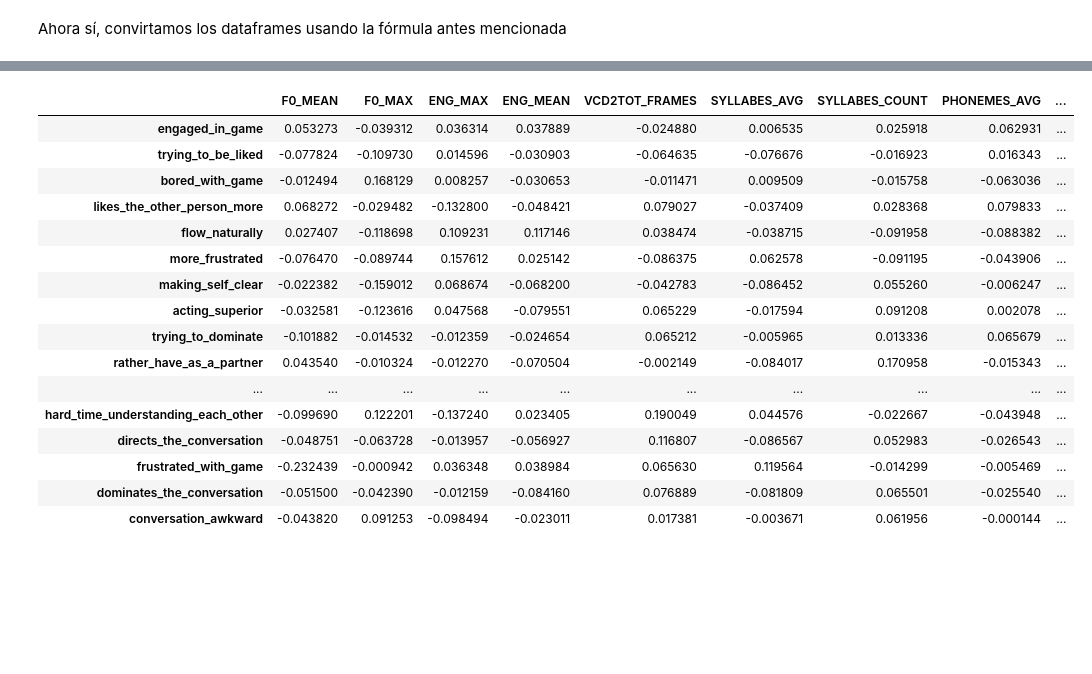
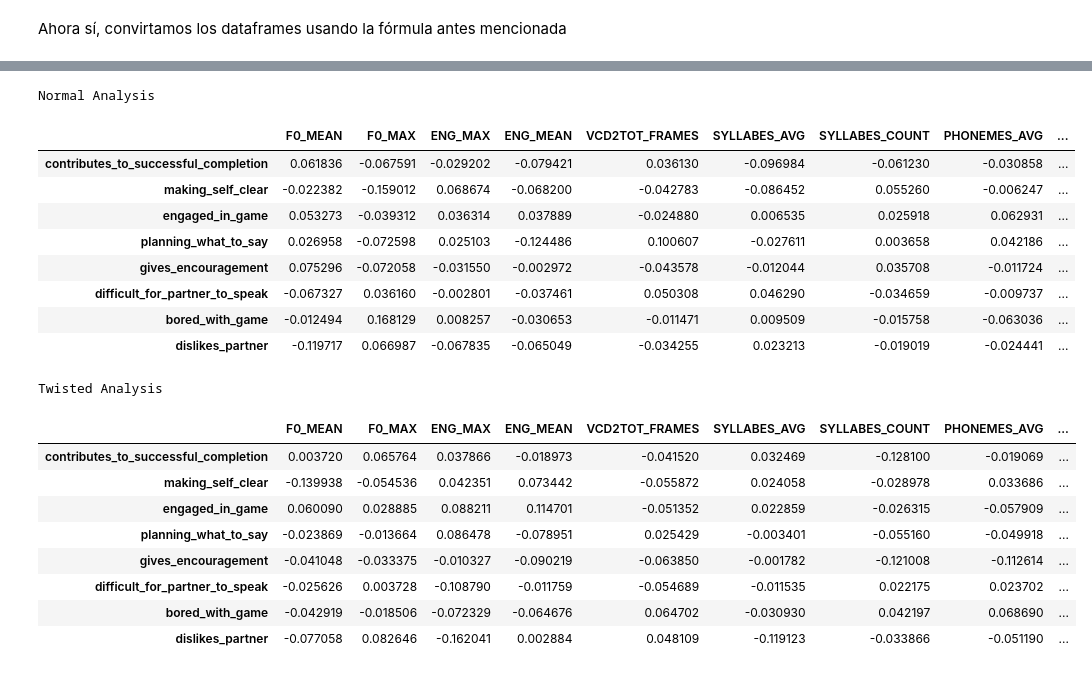
Before and after one commit to luquesky/tesis, a Jupyter notebook: session_table.ipynb, the cells around one changed output, grey strips where cells are left out. Saved outputs shown, nothing was run; the diff lists cells and outputs as text; code cells hidden in the pictures; blank space fills up the shorter version.

Commit message:
- Remove not interesting social variables - Create twisted table

```diff
--- a/session_table.ipynb
+++ b/session_table.ipynb
@@ -163,6 +163,16 @@ set(['engaged_in_game', 'trying_to_be_liked', 'bored_with_game', 'likes_the_othe
 # %% [markdown]
 Ahora sí, convirtamos los dataframes usando la fórmula antes mencionada
 # %%
+vars_without_suffixes = [
+    "contributes_to_successful_completion",
+    "making_self_clear",
+    "engaged_in_game",
+    "planning_what_to_say",
+    "gives_encouragement",
+    "difficult_for_partner_to_speak",
+    "bored_with_game",
+    "dislikes_partner",
+]
 
 def remove_A_B_variables(df, new_vars, old_vars):
     speaker = df['speaker']
@@ -172,10 +182,11 @@ def remove_A_B_variables(df, new_vars, old_vars):
             sv_B = "%s_B" % sv
             df[sv] = (1 - speaker) * df[sv_A] + speaker * df[sv_B]
         except KeyError:
+            print "%s is not of type _A or _B"
             pass
     df.drop(old_vars, axis=1, inplace=True)
 
 remove_A_B_variables(df, new_vars=vars_without_suffixes, old_vars=vars_to_be_removed)
 
-social_vars = vars_without_suffixes
-display(social_vars)
+
+display(df)
@@ -182,44 +212,63 @@ display(social_vars)
 # %%
+social_vars = vars_without_suffixes
 features = ["F0_MEAN", "F0_MAX",
             "ENG_MAX", "ENG_MEAN",
             "VCD2TOT_FRAMES", "SYLLABES_AVG", 'SYLLABES_COUNT',
             'PHONEMES_AVG', 'PHONEMES_COUNT',
             'NOISE_TO_HARMONICS_RATIO', 'SOUND_VOICED_LOCAL_SHIMMER']
 all_features_analysis = pd.DataFrame(columns=features, dtype=float)
+twisted_all_features_analysis = pd.DataFrame(columns=features, dtype=float)
 
 for feature in features:
     analysis = Analyzer(feature).analyze(sessions)
     joined_analysis = pysqldf("""
     SELECT * from analysis INNER JOIN social_variables ON
         analysis.session=social_variables.session AND
         analysis.task=social_variables.task""")
+    twisted_joined_analysis = joined_analysis.copy()
+    twisted_joined_analysis["speaker"] = 1 - twisted_joined_analysis["speaker"]
+
+    remove_A_B_variables(joined_analysis, new_vars=social_vars, old_vars=vars_to_be_removed)
+    remove_A_B_variables(twisted_joined_analysis, new_vars=social_vars, old_vars=vars_to_be_removed)
+
+    joined_analysis.to_csv("tables/%s.csv" % feature)
+    twisted_joined_analysis.to_csv("tables/twisted_%s.csv" % feature)
+
     correlations = pd.Series(index=social_vars)
+    twisted_correlations = pd.Series(index=social_vars)
 
-    remove_A_B_variables(joined_analysis, new_vars=vars_without_suffixes, old_vars=vars_to_be_removed)
-    display(joined_analysis)
-    joined_analysis.to_csv("tables/%s.csv" % feature)
+    def get_social_var_correlation(df, social_var):
+        return df['entrainment'].corr(df[social_var])
 
     for social_var in social_vars:
-        correlations[social_var] = joined_analysis['entrainment'].corr(joined_analysis[social_var])
+        correlations[social_var] = get_social_var_correlation(joined_analysis, social_var)
+        twisted_correlations[social_var] = get_social_var_correlation(twisted_joined_analysis, social_var)
 
     all_features_analysis[feature] = correlations
+    twisted_all_features_analysis[feature] = twisted_correlations
 
+print "Normal Analysis"
 display(all_features_analysis)
+print "Twisted Analysis"
+display(twisted_all_features_analysis)
 # %% [output]
+Normal Analysis
 |  | F0_MEAN | F0_MAX | ENG_MAX | ENG_MEAN | VCD2TOT_FRAMES | SYLLABES_AVG | SYLLABES_COUNT | PHONEMES_AVG | ... |
+| contributes_to_successful_completion | 0.061836 | -0.067591 | -0.029202 | -0.079421 | 0.036130 | -0.096984 | -0.061230 | -0.030858 | ... |
+| making_self_clear | -0.022382 | -0.159012 | 0.068674 | -0.068200 | -0.042783 | -0.086452 | 0.055260 | -0.006247 | ... |
 | engaged_in_game | 0.053273 | -0.039312 | 0.036314 | 0.037889 | -0.024880 | 0.006535 | 0.025918 | 0.062931 | ... |
-| trying_to_be_liked | -0.077824 | -0.109730 | 0.014596 | -0.030903 | -0.064635 | -0.076676 | -0.016923 | 0.016343 | ... |
+| planning_what_to_say | 0.026958 | -0.072598 | 0.025103 | -0.124486 | 0.100607 | -0.027611 | 0.003658 | 0.042186 | ... |
+| gives_encouragement | 0.075296 | -0.072058 | -0.031550 | -0.002972 | -0.043578 | -0.012044 | 0.035708 | -0.011724 | ... |
+| difficult_for_partner_to_speak | -0.067327 | 0.036160 | -0.002801 | -0.037461 | 0.050308 | 0.046290 | -0.034659 | -0.009737 | ... |
 | bored_with_game | -0.012494 | 0.168129 | 0.008257 | -0.030653 | -0.011471 | 0.009509 | -0.015758 | -0.063036 | ... |
-| likes_the_other_person_more | 0.068272 | -0.029482 | -0.132800 | -0.048421 | 0.079027 | -0.037409 | 0.028368 | 0.079833 | ... |
-| flow_naturally | 0.027407 | -0.118698 | 0.109231 | 0.117146 | 0.038474 | -0.038715 | -0.091958 | -0.088382 | ... |
-| more_frustrated | -0.076470 | -0.089744 | 0.157612 | 0.025142 | -0.086375 | 0.062578 | -0.091195 | -0.043906 | ... |
-| making_self_clear | -0.022382 | -0.159012 | 0.068674 | -0.068200 | -0.042783 | -0.086452 | 0.055260 | -0.006247 | ... |
-| acting_superior | -0.032581 | -0.123616 | 0.047568 | -0.079551 | 0.065229 | -0.017594 | 0.091208 | 0.002078 | ... |
-| trying_to_dominate | -0.101882 | -0.014532 | -0.012359 | -0.024654 | 0.065212 | -0.005965 | 0.013336 | 0.065679 | ... |
-| rather_have_as_a_partner | 0.043540 | -0.010324 | -0.012270 | -0.070504 | -0.002149 | -0.084017 | 0.170958 | -0.015343 | ... |
-| ... | ... | ... | ... | ... | ... | ... | ... | ... | ... |
-| hard_time_understanding_each_other | -0.099690 | 0.122201 | -0.137240 | 0.023405 | 0.190049 | 0.044576 | -0.022667 | -0.043948 | ... |
-| directs_the_conversation | -0.048751 | -0.063728 | -0.013957 | -0.056927 | 0.116807 | -0.086567 | 0.052983 | -0.026543 | ... |
-| frustrated_with_game | -0.232439 | -0.000942 | 0.036348 | 0.038984 | 0.065630 | 0.119564 | -0.014299 | -0.005469 | ... |
-| dominates_the_conversation | -0.051500 | -0.042390 | -0.012159 | -0.084160 | 0.076889 | -0.081809 | 0.065501 | -0.025540 | ... |
-| conversation_awkward | -0.043820 | 0.091253 | -0.098494 | -0.023011 | 0.017381 | -0.003671 | 0.061956 | -0.000144 | ... |
+| dislikes_partner | -0.119717 | 0.066987 | -0.067835 | -0.065049 | -0.034255 | 0.023213 | -0.019019 | -0.024441 | ... |
+Twisted Analysis
+|  | F0_MEAN | F0_MAX | ENG_MAX | ENG_MEAN | VCD2TOT_FRAMES | SYLLABES_AVG | SYLLABES_COUNT | PHONEMES_AVG | ... |
+| contributes_to_successful_completion | 0.003720 | 0.065764 | 0.037866 | -0.018973 | -0.041520 | 0.032469 | -0.128100 | -0.019069 | ... |
+| making_self_clear | -0.139938 | -0.054536 | 0.042351 | 0.073442 | -0.055872 | 0.024058 | -0.028978 | 0.033686 | ... |
+| engaged_in_game | 0.060090 | 0.028885 | 0.088211 | 0.114701 | -0.051352 | 0.022859 | -0.026315 | -0.057909 | ... |
+| planning_what_to_say | -0.023869 | -0.013664 | 0.086478 | -0.078951 | 0.025429 | -0.003401 | -0.055160 | -0.049918 | ... |
+| gives_encouragement | -0.041048 | -0.033375 | -0.010327 | -0.090219 | -0.063850 | -0.001782 | -0.121008 | -0.112614 | ... |
+| difficult_for_partner_to_speak | -0.025626 | 0.003728 | -0.108790 | -0.011759 | -0.054689 | -0.011535 | 0.022175 | 0.023702 | ... |
+| bored_with_game | -0.042919 | -0.018506 | -0.072329 | -0.064676 | 0.064702 | -0.030930 | 0.042197 | 0.068690 | ... |
+| dislikes_partner | -0.077058 | 0.082646 | -0.162041 | 0.002884 | 0.048109 | -0.119123 | -0.033866 | -0.051190 | ... |
```
Also changed, not shown: parts of 2 cells of this notebook, 22 other files.
